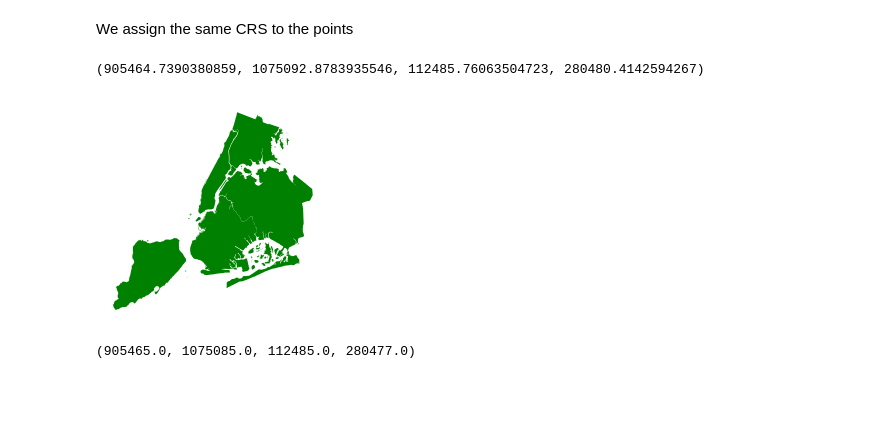
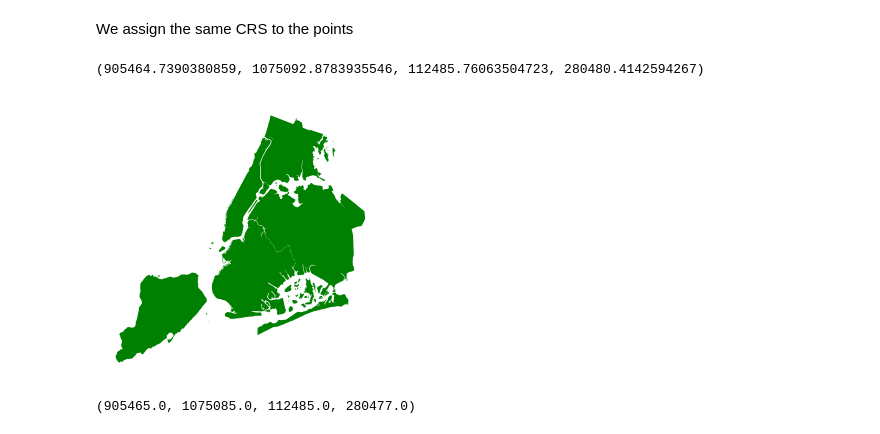
Before and after one commit to luigiselmi/geoscience, a Jupyter notebook: spatial_relationships.ipynb, the cells around one changed output. Saved outputs shown, nothing was run; the diff lists cells and outputs as text; code cells hidden in the pictures; blank space fills up the shorter version.

```diff
--- a/spatial_relationships.ipynb
+++ b/spatial_relationships.ipynb
@@ -46,12 +46,12 @@ We assign the same CRS to the points
 # %%
 pois_df.crs = neighborhoods_df.crs
 # %%
-fig, ax = plt.subplots()
+fig, ax = plt.subplots(1, figsize=(10, 5))
 neighborhoods_df.plot(color='green', ax=ax)
 ax.axis('off')
 # %% [output]
 (905464.7390380859, 1075092.8783935546, 112485.76063504723, 280480.4142594267)
-[figure, old version]
+[figure, new version]
 # %%
 fig, ax = plt.subplots()
 pois_df.plot(color='blue', ax=ax)
```
Also changed, not shown: parts of 4 cells of this notebook, 1 other file.
